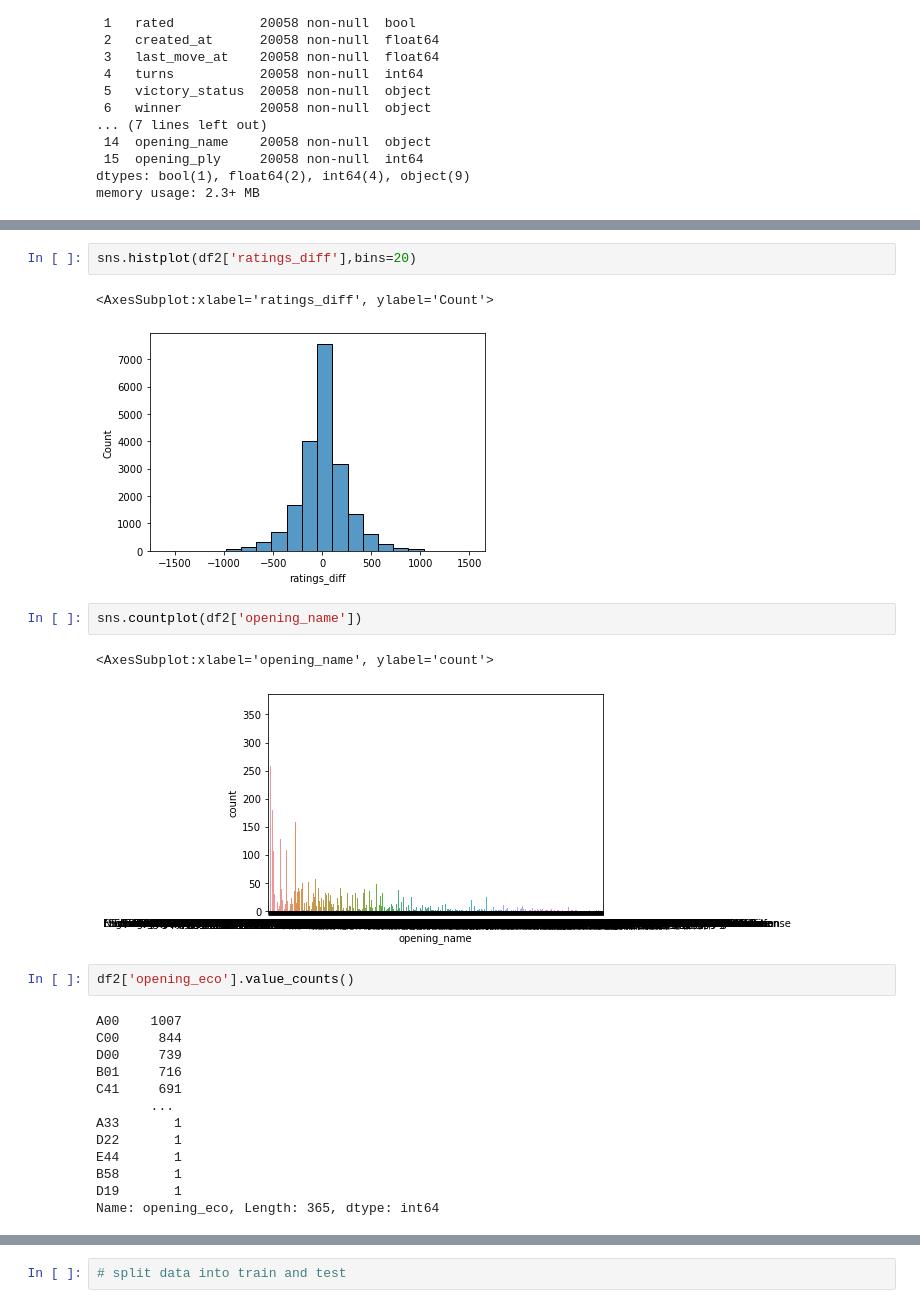
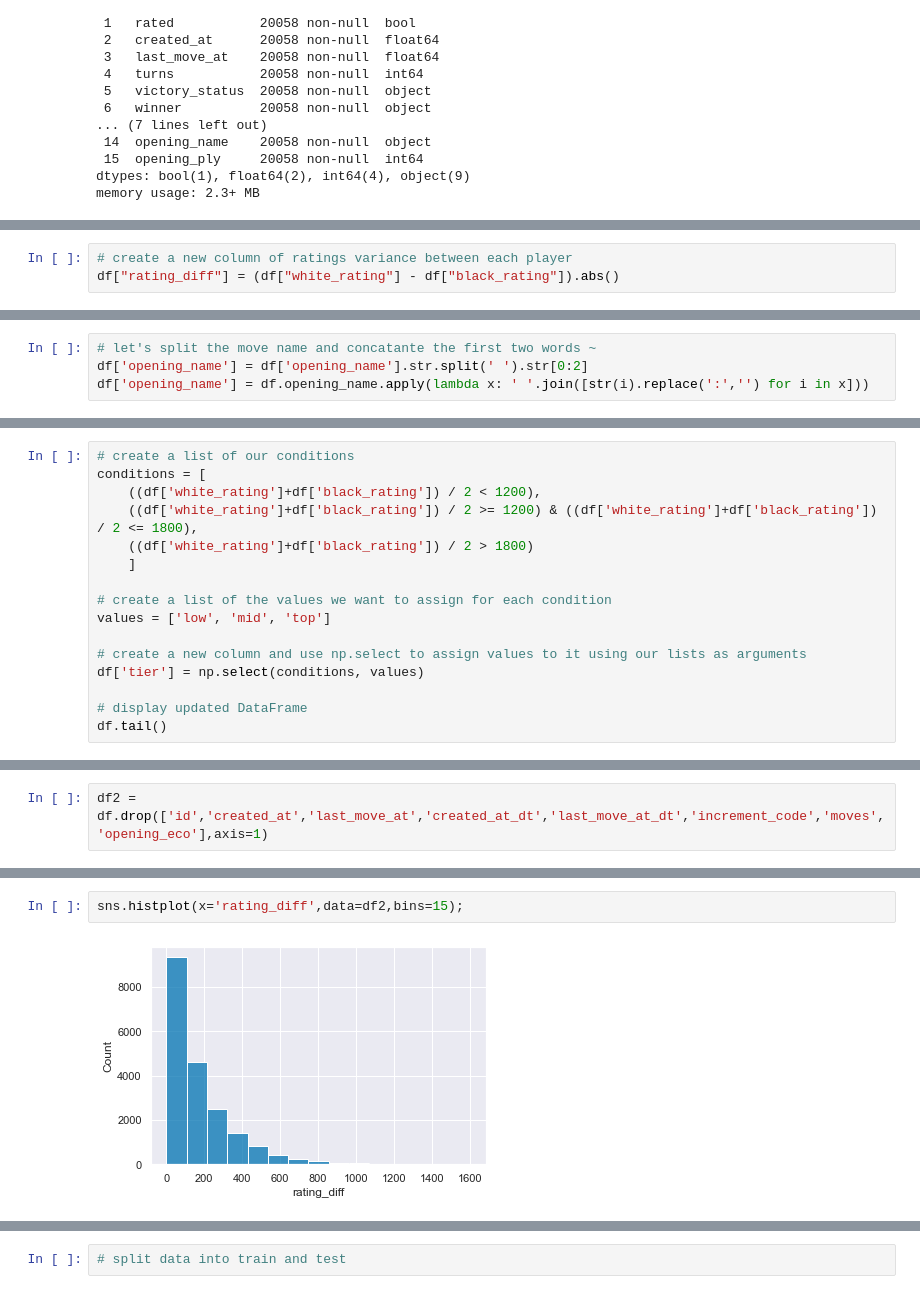
Before and after one commit to salemeid/Tuwaiq-DS-my-project, a Jupyter notebook: Chess_Winning_Move.ipynb, the cells around one changed output, grey strips where cells are left out. Drawn from its saved outputs; the diff is of its cells as text.

```diff
--- a/Chess_Winning_Move.ipynb
+++ b/Chess_Winning_Move.ipynb
@@ -143,0 +178,3 @@ df2['ratings_diff'] = df2['white_rating']-df2['black_rating']
+# %%
+# create a new column of ratings variance between each player
+df["rating_diff"] = (df["white_rating"] - df["black_rating"]).abs()
@@ -143,0 +226,4 @@ df2['ratings_diff'] = df2['white_rating']-df2['black_rating']
+# %%
+# let's split the move name and concatante the first two words ~
+df['opening_name'] = df['opening_name'].str.split(' ').str[0:2]
+df['opening_name'] = df.opening_name.apply(lambda x: ' '.join([str(i).replace(':','') for i in x]))
@@ -143,0 +271,16 @@ df2['ratings_diff'] = df2['white_rating']-df2['black_rating']
+# %%
+# create a list of our conditions
+conditions = [
+    ((df['white_rating']+df['black_rating']) / 2 < 1200),
+    ((df['white_rating']+df['black_rating']) / 2 >= 1200) & ((df['white_rating']+df['black_rating']) / 2 <= 1800),
+    ((df['white_rating']+df['black_rating']) / 2 > 1800)
+    ]
+
+# create a list of the values we want to assign for each condition
+values = ['low', 'mid', 'top']
+
+# create a new column and use np.select to assign values to it using our lists as arguments
+df['tier'] = np.select(conditions, values)
+
+# display updated DataFrame
+df.tail()
@@ -143,0 +330,2 @@ df2['ratings_diff'] = df2['white_rating']-df2['black_rating']
+# %%
+df2 = df.drop(['id','created_at','last_move_at','created_at_dt','last_move_at_dt','increment_code','moves','opening_eco'],axis=1)
@@ -164,25 +416,4 @@ memory usage: 2.3+ MB
 # %%
-sns.histplot(df2['ratings_diff'],bins=20)
+sns.histplot(x='rating_diff',data=df2,bins=15);
 # %% [output]
-<AxesSubplot:xlabel='ratings_diff', ylabel='Count'>
-[figure, old version]
+[figure, new version]
-# %%
-sns.countplot(df2['opening_name'])
-# %% [output]
-<AxesSubplot:xlabel='opening_name', ylabel='count'>
-[figure, removed]
-# %%
-df2['opening_eco'].value_counts()
-# %% [output]
-A00    1007
-C00     844
-D00     739
-B01     716
-C41     691
-       ...
-A33       1
-D22       1
-E44       1
-B58       1
-D19       1
-Name: opening_eco, Length: 365, dtype: int64
```
Also changed, not shown: parts of 176 cells of this notebook, 2 other files.
